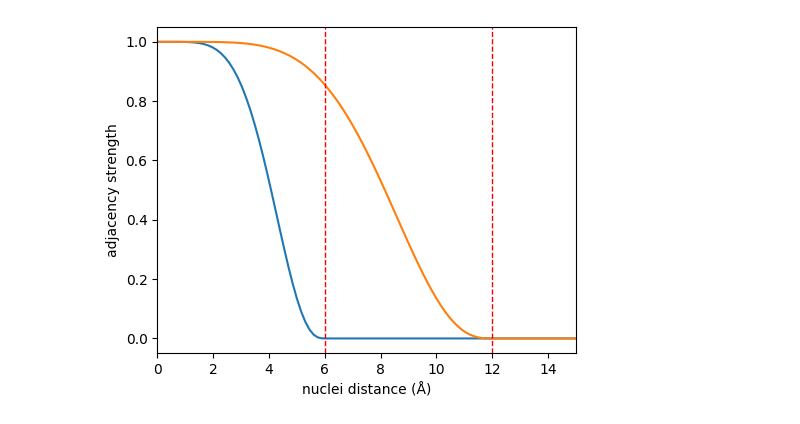
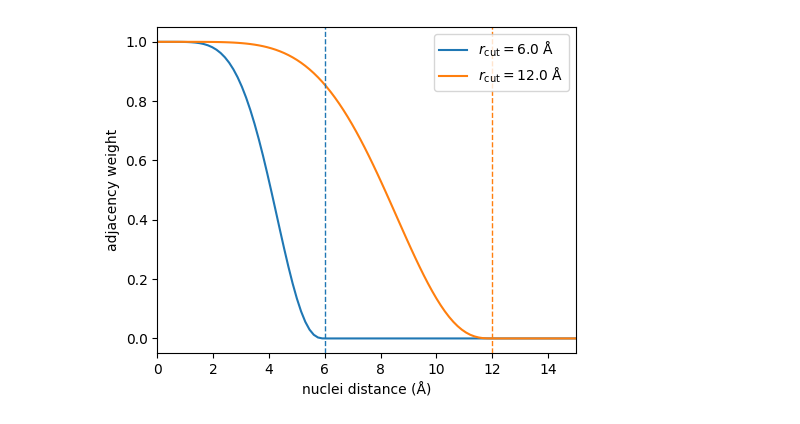
Before and after one commit to nkirschi/s2nequix, a Jupyter notebook: notebooks/polynomial_cutoff.ipynb, the cells around one changed output. Drawn from its saved outputs; the diff is of its cells as text; code cells hidden in the pictures.

```diff
--- a/notebooks/polynomial_cutoff.ipynb
+++ b/notebooks/polynomial_cutoff.ipynb
@@ -5,18 +5,20 @@ from nequix.model import polynomial_cutoff
 # %%
 x = np.linspace(0, 15, 100)
 y = polynomial_cutoff(x, r_max=6.0, p=6.0)
 z = polynomial_cutoff(x, r_max=12.0, p=6.0)
+
 plt.figure(figsize=(5, 4))
-plt.plot(x, y)
-plt.plot(x, z)
+line1, = plt.plot(x, y, label='$r_{\mathrm{cut}} = 6.0$ Å')
+line2, = plt.plot(x, z, label='$r_{\mathrm{cut}} = 12.0$ Å')
 plt.xlabel('nuclei distance (Å)')
-plt.ylabel('adjacency strength')
+plt.ylabel('adjacency weight')
 plt.xlim(0, 15)
 plt.ylim(-0.05, 1.05)
-plt.vlines([6], ymin=-0.05, ymax=1.05, color='red', linestyle='--', linewidth=1)
-plt.vlines([12], ymin=-0.05, ymax=1.05, color='red', linestyle='--', linewidth=1)
+plt.vlines(6, ymin=-0.05, ymax=1.05, color=line1.get_color(), linestyle='--', linewidth=1)
+plt.vlines(12, ymin=-0.05, ymax=1.05, color=line2.get_color(), linestyle='--', linewidth=1)
+plt.legend()
 plt.tight_layout()
 plt.savefig('plots/polynomial_cutoff.pdf')
 plt.savefig('plots/polynomial_cutoff.png')
 # %% [output]
-[figure, old version]
+[figure, new version]
```
Also changed, not shown: 2 other files.
